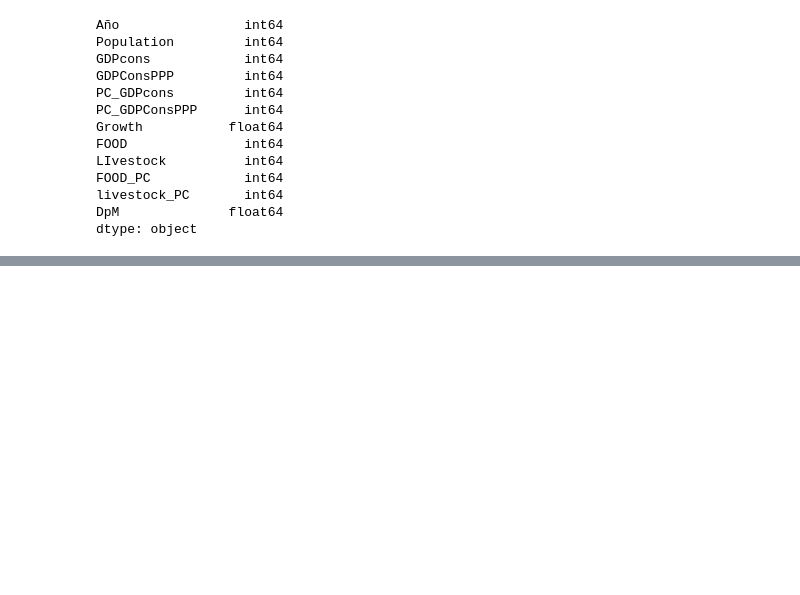
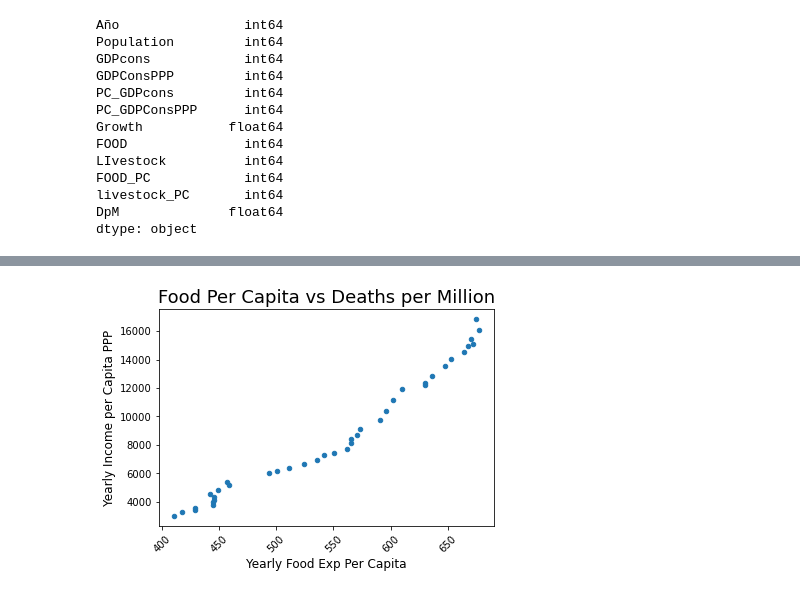
Before and after one commit to luislobo6/proyecto1-teamsigma, a Jupyter notebook: Jorge-notebook.ipynb, the cells around one changed output, grey strips where cells are left out. Cells and saved outputs as stored; diff of their text form; code cells hidden in the pictures; blank space fills up the shorter version.

```diff
--- a/Jorge-notebook.ipynb
+++ b/Jorge-notebook.ipynb
@@ -112,0 +122,9 @@ plt.show()
+# %%
+total_dftot.plot(kind="scatter",x="FOOD_PC",y="PC_GDPConsPPP")
+plt.title("Food Per Capita vs Deaths per Million",fontsize=18)
+plt.xlabel("Yearly Food Exp Per Capita",fontsize=12)
+plt.ylabel("Yearly Income per Capita PPP",fontsize=12)
+plt.xticks(rotation=45,fontsize=10)
+plt.show()
+# %% [output]
+[figure, added]
```
Also changed, not shown: parts of 5 cells of this notebook, 4 other files.
